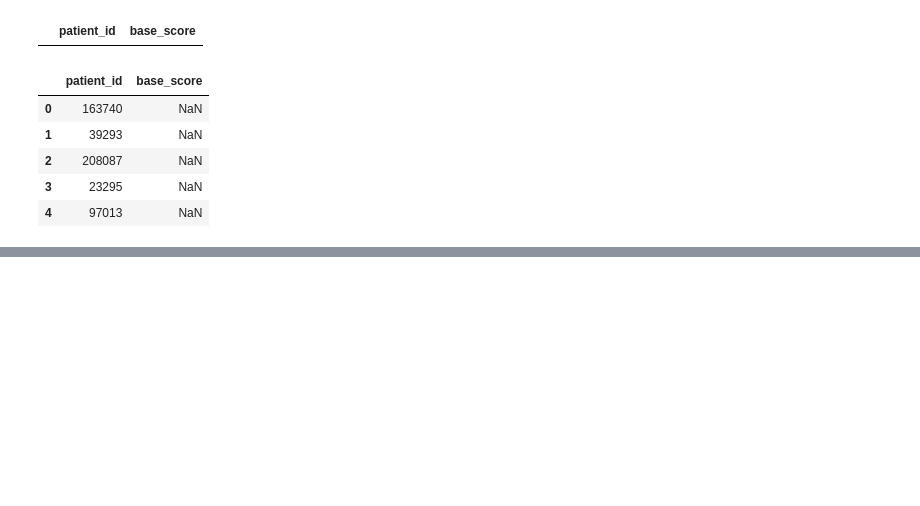
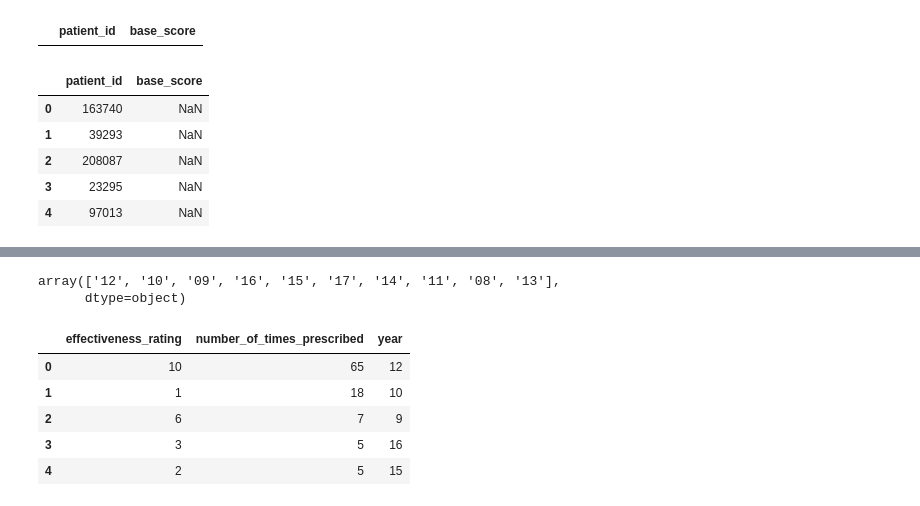
Before and after one commit to shobhitsundriyal/f_challenges, a Jupyter notebook: Oo_std_drug_noNLP.ipynb, the cells around one changed output, grey strips where cells are left out. Drawn from its saved outputs; the diff is of its cells as text; code cells hidden in the pictures; blank space fills up the shorter version.

```diff
--- a/Oo_std_drug_noNLP.ipynb
+++ b/Oo_std_drug_noNLP.ipynb
@@ -22,6 +22,9 @@ train.head()
 | 2 | 5 | 17 | 6.341969 |
 | 3 | 9 | 37 | 6.590176 |
 | 4 | 2 | 43 | 6.144782 |
+# %%
+#sample
+train = train.sample(frac=1).reset_index(drop=True)
 # %%
 train.corr()
 # %% [output]
@@ -154,0 +262,18 @@ submit.to_csv('xgb(1).csv', index=False)
+# %%
+year = df['drug_approved_by_UIC'].apply(lambda x: str(x)[-2:])
+year.unique()
+# %% [output]
+array(['12', '10', '09', '16', '15', '17', '14', '11', '08', '13'],
+      dtype=object)
+# %%
+x1 = train[['effectiveness_rating',	'number_of_times_prescribed']]
+y1 = train[['base_score']]
+x1['year'] = year.astype(int)
+x1.head()
+# %% [output]
+|  | effectiveness_rating | number_of_times_prescribed | year |
+| 0 | 10 | 65 | 12 |
+| 1 | 1 | 18 | 10 |
+| 2 | 6 | 7 | 9 |
+| 3 | 3 | 5 | 16 |
+| 4 | 2 | 5 | 15 |
```
Also changed, not shown: parts of 45 cells of this notebook.
